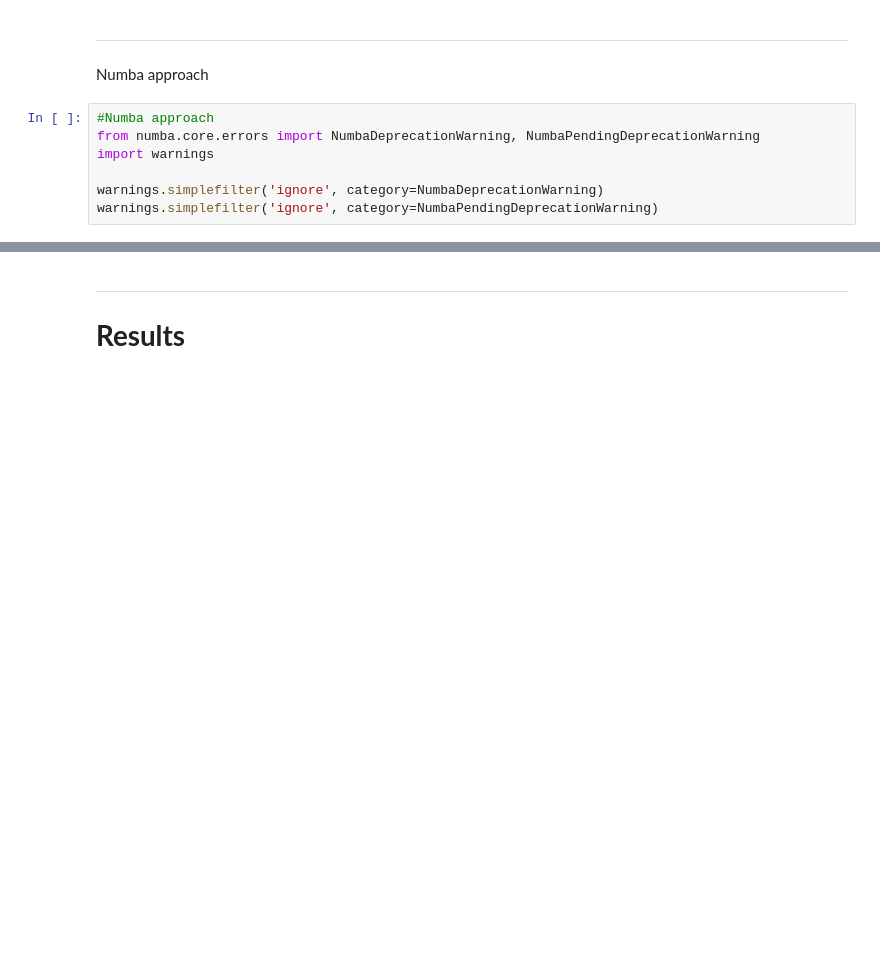
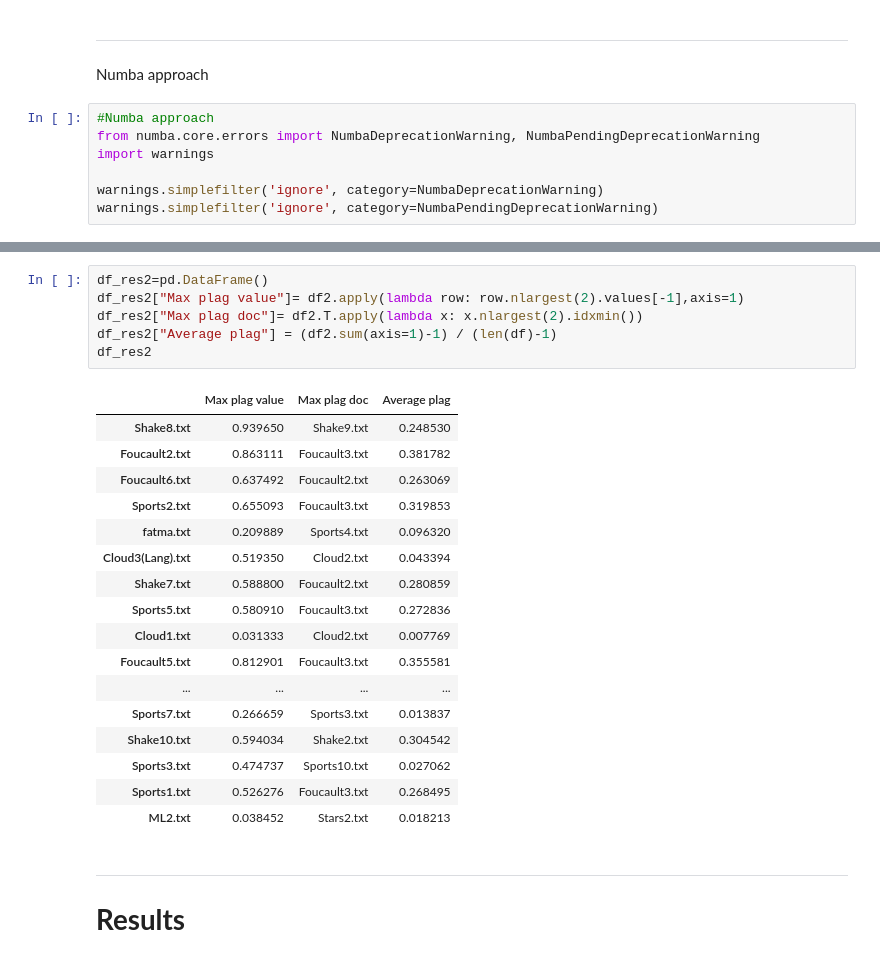
Before and after one commit to arindamkeswani/RePlicate, a Jupyter notebook: RePlicate_(HPC_Project).ipynb, the cells around one changed output, grey strips where cells are left out. Saved outputs shown, nothing was run; the diff lists cells and outputs as text; blank space fills up the shorter version.

```diff
--- a/RePlicate_(HPC_Project).ipynb
+++ b/RePlicate_(HPC_Project).ipynb
@@ -366,3 +393,27 @@ df2
+# %%
+df_res2=pd.DataFrame()
+df_res2["Max plag value"]= df2.apply(lambda row: row.nlargest(2).values[-1],axis=1)
+df_res2["Max plag doc"]= df2.T.apply(lambda x: x.nlargest(2).idxmin())
+df_res2["Average plag"] = (df2.sum(axis=1)-1) / (len(df)-1)
+df_res2
+# %% [output]
+|  | Max plag value | Max plag doc | Average plag |
+| Shake8.txt | 0.939650 | Shake9.txt | 0.248530 |
+| Foucault2.txt | 0.863111 | Foucault3.txt | 0.381782 |
+| Foucault6.txt | 0.637492 | Foucault2.txt | 0.263069 |
+| Sports2.txt | 0.655093 | Foucault3.txt | 0.319853 |
+| fatma.txt | 0.209889 | Sports4.txt | 0.096320 |
+| Cloud3(Lang).txt | 0.519350 | Cloud2.txt | 0.043394 |
+| Shake7.txt | 0.588800 | Foucault2.txt | 0.280859 |
+| Sports5.txt | 0.580910 | Foucault3.txt | 0.272836 |
+| Cloud1.txt | 0.031333 | Cloud2.txt | 0.007769 |
+| Foucault5.txt | 0.812901 | Foucault3.txt | 0.355581 |
+| ... | ... | ... | ... |
+| Sports7.txt | 0.266659 | Sports3.txt | 0.013837 |
+| Shake10.txt | 0.594034 | Shake2.txt | 0.304542 |
+| Sports3.txt | 0.474737 | Sports10.txt | 0.027062 |
+| Sports1.txt | 0.526276 | Foucault3.txt | 0.268495 |
+| ML2.txt | 0.038452 | Stars2.txt | 0.018213 |
 # %% [markdown]
 
 
```
Also changed, not shown: parts of 21 cells of this notebook.
